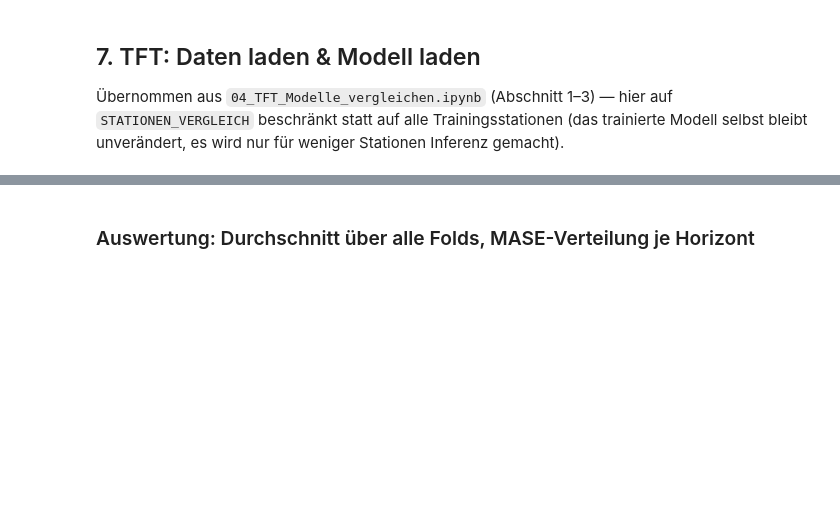
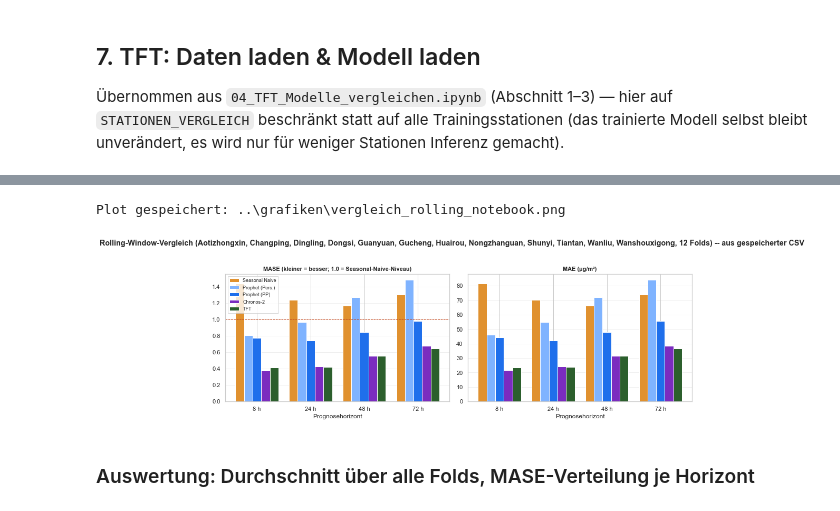
Before and after one commit to Bettina2805/AIForBusinessPrognosis_fv, a Jupyter notebook: Capstone Projekt/notebooks_fv/05_Modellvergleich_all.ipynb, the cells around one changed output, grey strips where cells are left out. Cells and saved outputs as stored; diff of their text form; code cells hidden in the pictures; blank space fills up the shorter version.

```diff
--- a/Capstone Projekt/notebooks_fv/05_Modellvergleich_all.ipynb
+++ b/Capstone Projekt/notebooks_fv/05_Modellvergleich_all.ipynb
@@ -737,0 +903,18 @@ print(f"\n{len(tabelle_rolling)} Zeilen gesamt "
+# %%
+# Prognosekurven (echte + vorhergesagte Werte je Fold/Station) fuer das Dashboard exportieren.
+_curve_frames = []
+for (fold_start, station), vgl in vorhersagen_rolling.items():
+    d = vgl.copy()
+    d.insert(0, "Station", station)
+    d.insert(0, "Fold", str(pd.Timestamp(fold_start).date()))
+    _curve_frames.append(d)
+
+kurven = pd.concat(_curve_frames, ignore_index=True)
+_spalten = ["Fold", "Station", "ds", "lead", "y",
+            "yhat_chronos", "yhat_tft", "yhat_prophet_pp", "yhat_prophet_pers", "yhat_naive"]
+kurven = kurven[[c for c in _spalten if c in kurven.columns]]
+
+CSV_KURVEN = Path("../data/vorhersagen_rolling.csv")
+kurven.to_csv(CSV_KURVEN, index=False)
+print(f"Gespeichert: {CSV_KURVEN}  ({len(kurven)} Zeilen, "
+      f"{kurven['Fold'].nunique()} Folds x {kurven['Station'].nunique()} Stationen)")
@@ -738,3 +927,35 @@ print(f"\n{len(tabelle_rolling)} Zeilen gesamt "
+# %%
+# Reproduzierbarer Vergleichsplot -- nur aus CSV, kein Modell-Lauf noetig.
+agg = pd.read_csv(Path("../data/ergebnis_modellvergleich_rolling.csv"))
+agg = (agg.groupby(["Horizont", "Modell"])[["MASE", "MAE"]].mean().reset_index())
+
+reihenfolge = ["Seasonal Naive", "Prophet (Pers.)", "Prophet (PP)", "Chronos-2", "TFT"]
+modelle = [m for m in reihenfolge if m in agg["Modell"].unique()]
+h_labels = [f"{b} h" for b in HORIZONTE]
+
+fig, axes = plt.subplots(1, 2, figsize=(13, 5))
+x = np.arange(len(h_labels)); w = 0.8 / max(len(modelle), 1)
+for ax, metric, titel in zip(axes, ["MASE", "MAE"],
+                             ["MASE (kleiner = besser; 1.0 = Seasonal-Naive-Niveau)", "MAE (µg/m³)"]):
+    for k, m in enumerate(modelle):
+        d = agg[agg["Modell"] == m].set_index("Horizont").reindex(h_labels)[metric].values
+        ax.bar(x + (k - (len(modelle) - 1) / 2) * w, d, w, label=m,
+               color=FARBEN_MODELLE.get(m, SLATE))
+    if metric == "MASE":
+        ax.axhline(1.0, color=RUST, ls="--", lw=1)
+    ax.set_xticks(x); ax.set_xticklabels(h_labels); ax.set_xlabel("Prognosehorizont")
+    ax.set_title(titel, fontsize=11, fontweight="bold"); ax.grid(axis="y", alpha=0.3)
+axes[0].legend(fontsize=9)
+fig.suptitle(f"Rolling-Window-Vergleich ({', '.join(STATIONEN_VERGLEICH)}, "
+             f"{len(fold_start_daten)} Folds) -- aus gespeicherter CSV", fontweight="bold")
+plt.tight_layout(rect=[0, 0, 1, 0.95])
+AUSGABE_PNG = Path("../grafiken/vergleich_rolling_notebook.png")
+fig.savefig(AUSGABE_PNG, dpi=130, bbox_inches="tight")
+print(f"Plot gespeichert: {AUSGABE_PNG}")
+plt.show()
+# %% [output]
+Plot gespeichert: ..\grafiken\vergleich_rolling_notebook.png
+[figure, added]
 # %% [markdown]
 ### Auswertung: Durchschnitt über alle Folds, MASE-Verteilung je Horizont
 # %%
```
Also changed, not shown: parts of 30 cells of this notebook, 33 other files.
